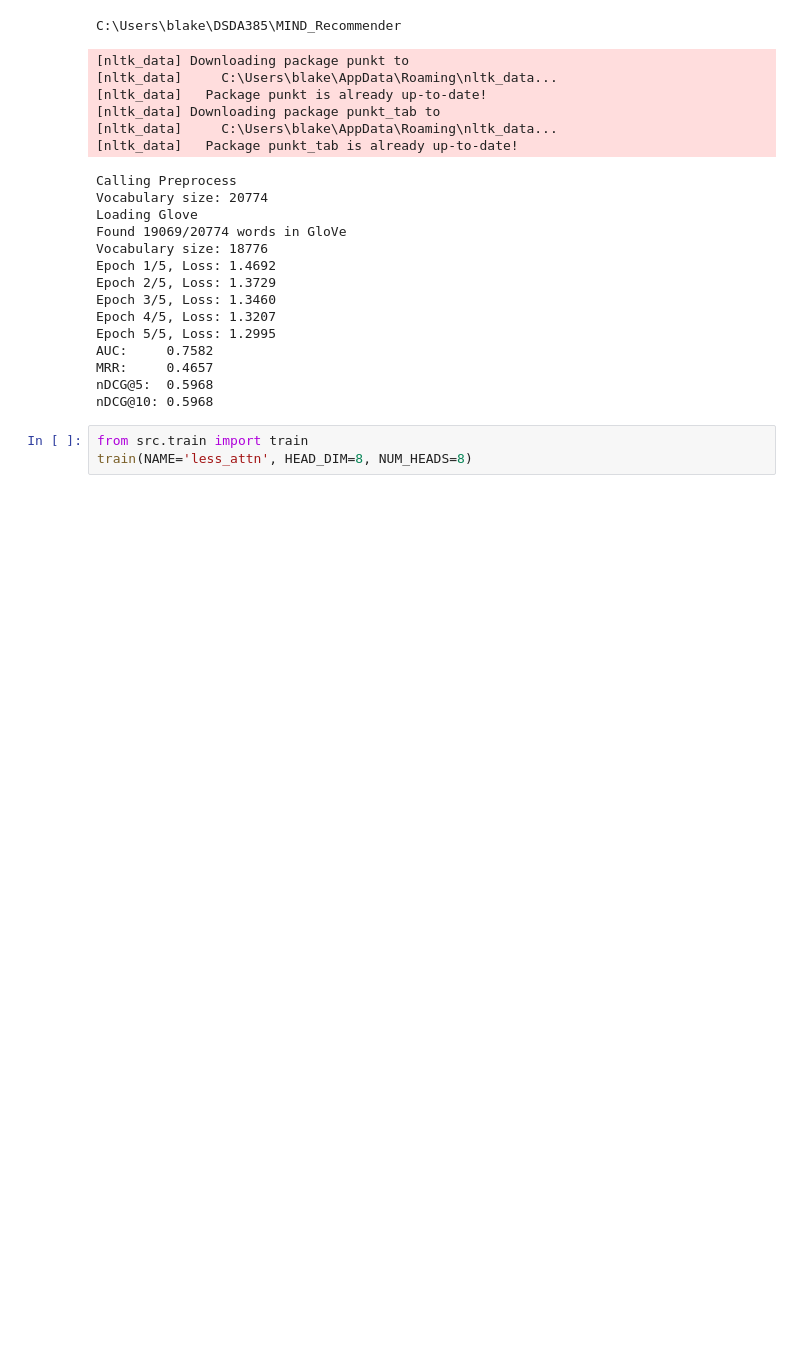
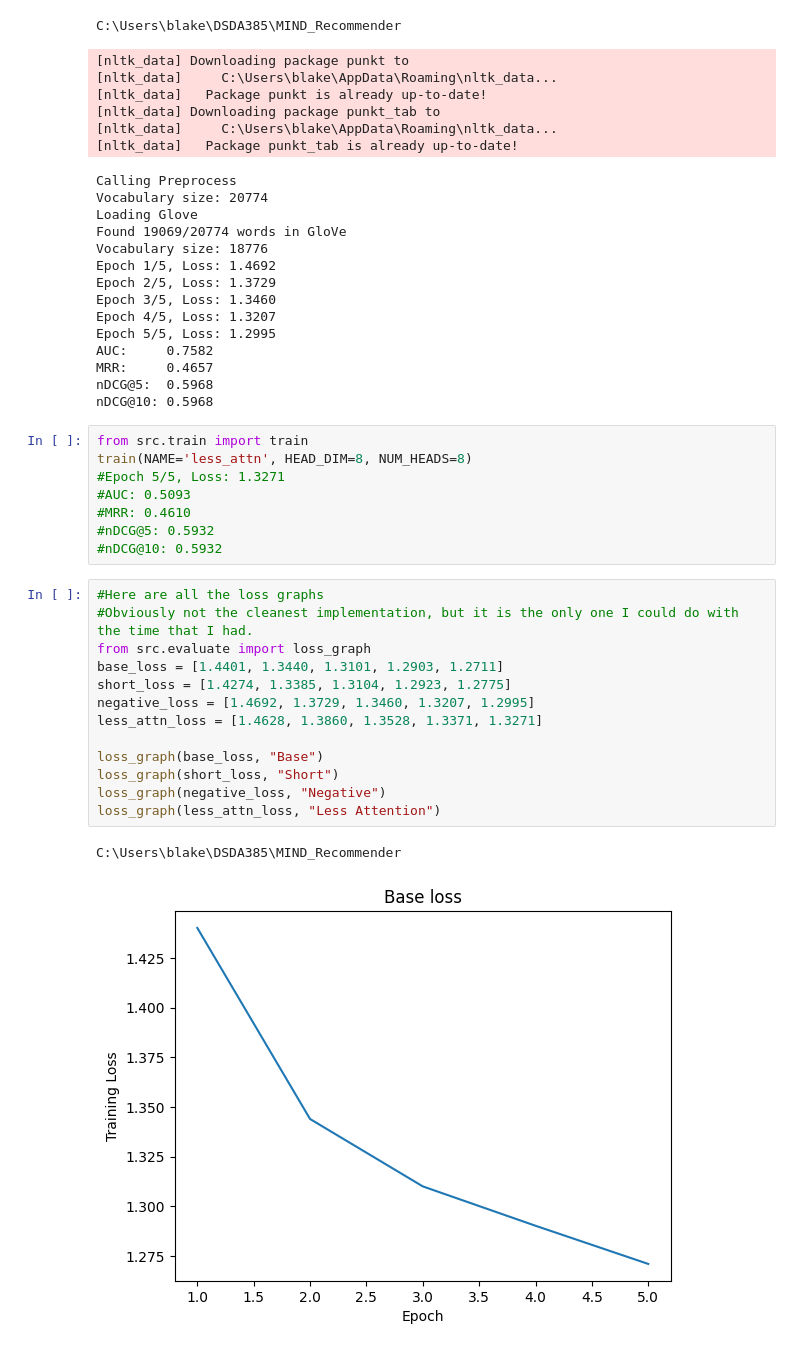
Before and after one commit to blakenator2/MIND_Recommender, a Jupyter notebook: notebooks/03_training.ipynb, the cells around one changed output. Drawn from its saved outputs; the diff is of its cells as text; blank space fills up the shorter version.

```diff
--- a/notebooks/03_training.ipynb
+++ b/notebooks/03_training.ipynb
@@ -77,3 +77,24 @@ nDCG@10: 0.5968
 # %%
 from src.train import train
 train(NAME='less_attn', HEAD_DIM=8, NUM_HEADS=8)
+#Epoch 5/5, Loss: 1.3271
+#AUC: 0.5093
+#MRR: 0.4610
+#nDCG@5: 0.5932
+#nDCG@10: 0.5932
+# %%
+#Here are all the loss graphs
+#Obviously not the cleanest implementation, but it is the only one I could do with the time that I had.
+from src.evaluate import loss_graph
+base_loss = [1.4401, 1.3440, 1.3101, 1.2903, 1.2711]
+short_loss = [1.4274, 1.3385, 1.3104, 1.2923, 1.2775]
+negative_loss = [1.4692, 1.3729, 1.3460, 1.3207, 1.2995]
+less_attn_loss = [1.4628, 1.3860, 1.3528, 1.3371, 1.3271]
+
+loss_graph(base_loss, "Base")
+loss_graph(short_loss, "Short")
+loss_graph(negative_loss, "Negative")
+loss_graph(less_attn_loss, "Less Attention")
+# %% [output]
+C:\Users\blake\DSDA385\MIND_Recommender
+[figure, added]
```
Also changed, not shown: parts of 1 cell of this notebook, 3 other files.
